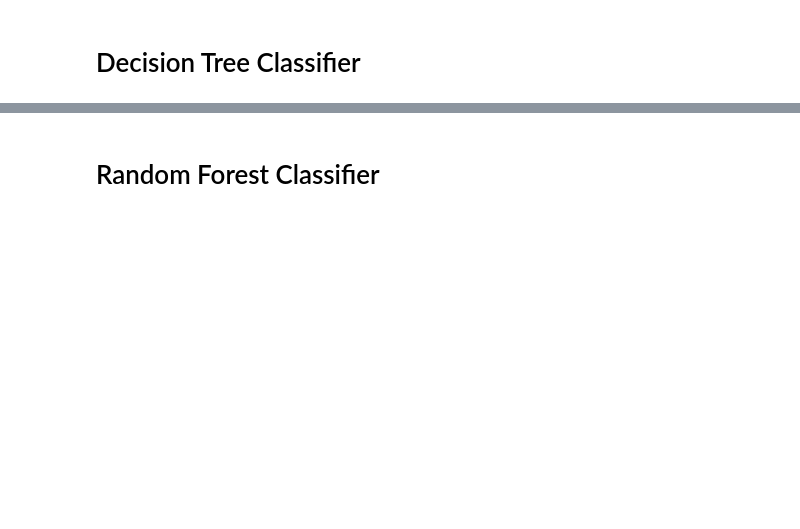
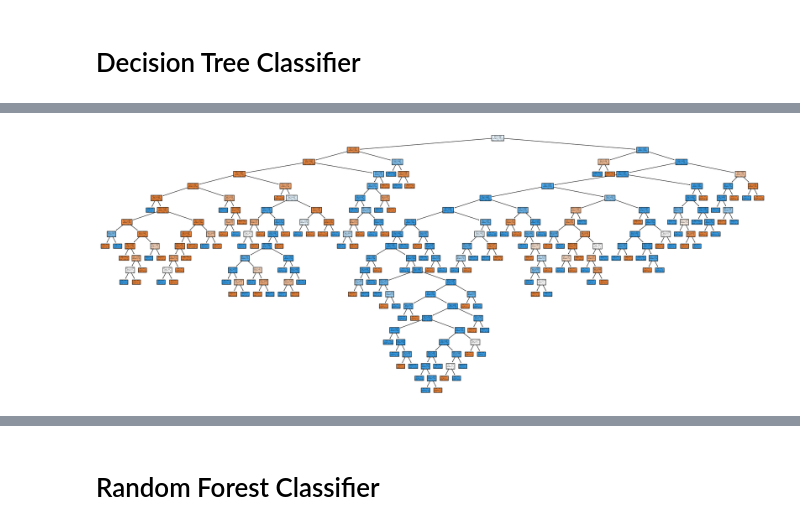
Before and after one commit to kagbontaen/pp, a Jupyter notebook: working model vscode.ipynb, the cells around one changed output, grey strips where cells are left out. Saved outputs shown, nothing was run; the diff lists cells and outputs as text; code cells hidden in the pictures; blank space fills up the shorter version.

```diff
--- a/working model vscode.ipynb
+++ b/working model vscode.ipynb
@@ -246,0 +293,8 @@ Test Score: 0.9821381317808944
+# %%
+rf_KNN_model = KNeighborsClassifier(n_neighbors=rf_study_KNN.best_trial.params['KNN_n_neighbors'])
+rf_KNN_model.fit(rf_x_train, rf_y_train)
+
+rf_KNN_train, rf_KNN_test = rf_KNN_model.score(rf_x_train, rf_y_train), rf_KNN_model.score(rf_x_test, rf_y_test)
+
+print(f"Train Score: {rf_KNN_train}")
+print(f"Test Score: {rf_KNN_test}")
@@ -319,0 +415,6 @@ f_importance(abs(dt.feature_importances_), features_names, top=7)
+# %%
+fig = plt.figure(figsize = (30,12))
+tree.plot_tree(rf_dt, filled=True);
+plt.show()
+# %% [output]
+[figure, added]
```
Also changed, not shown: parts of 68 cells of this notebook, 5 other files.
